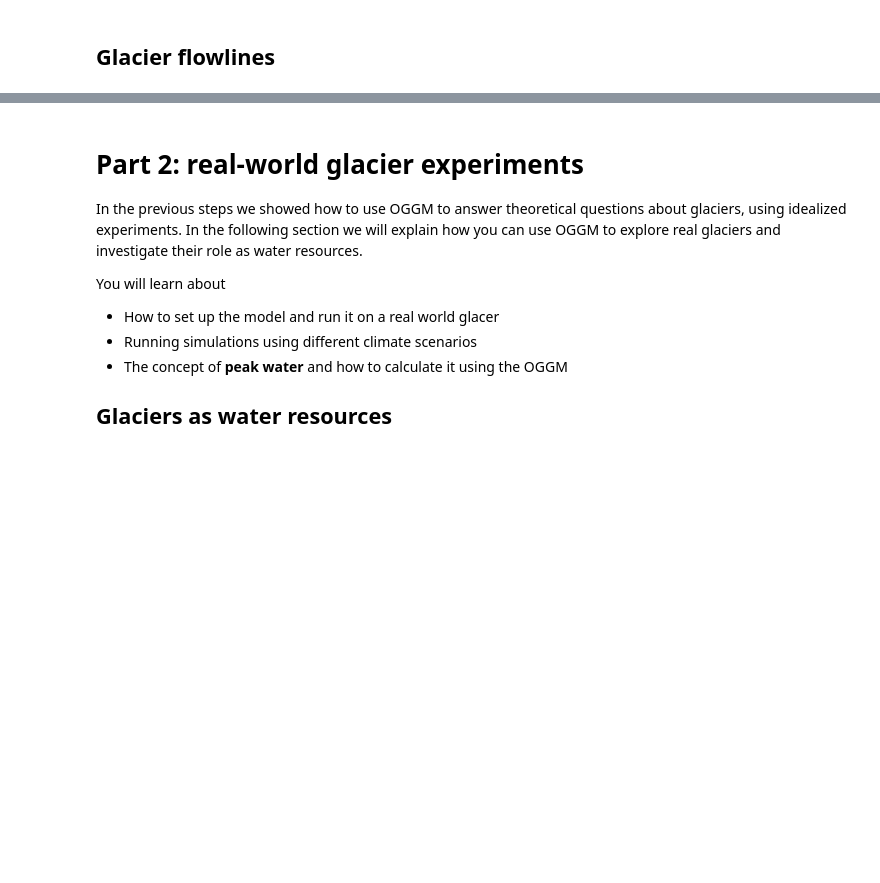
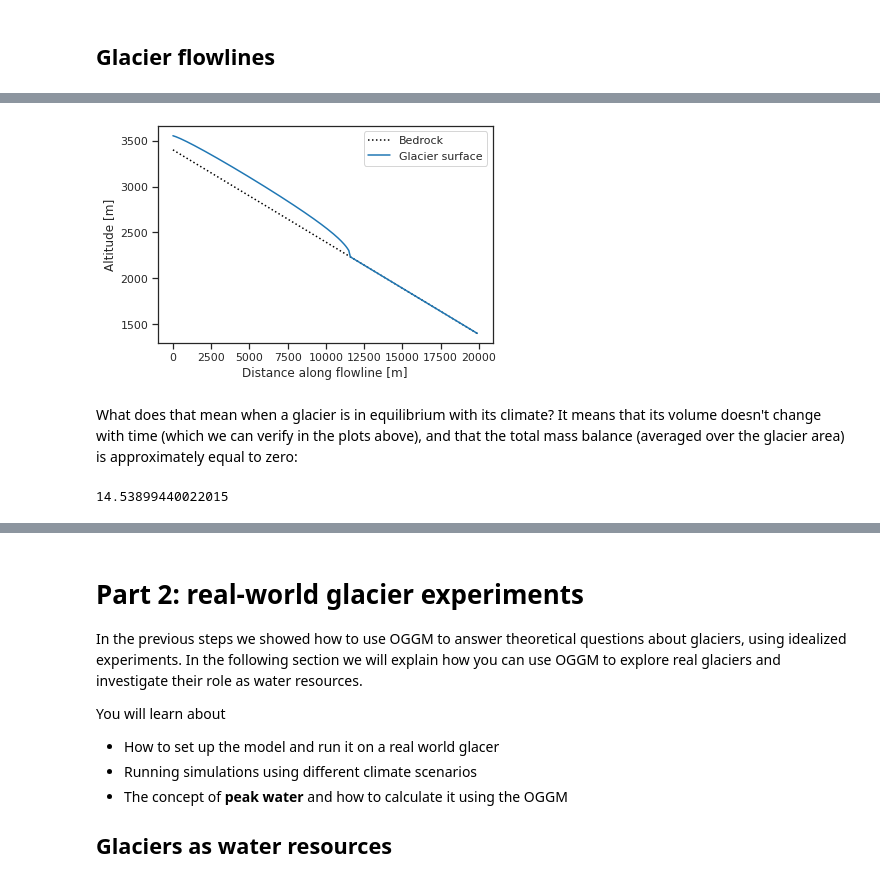
Before and after one commit to OGGM/EarthCube2021, a Jupyter notebook: FM_01_OGGM-Edu_learn_and_teach_about_glaciers.ipynb, the cells around one changed output, grey strips where cells are left out. Saved outputs shown, nothing was run; the diff lists cells and outputs as text; code cells hidden in the pictures; blank space fills up the shorter version.

```diff
--- a/FM_01_OGGM-Edu_learn_and_teach_about_glaciers.ipynb
+++ b/FM_01_OGGM-Edu_learn_and_teach_about_glaciers.ipynb
@@ -310,0 +242,3 @@ Maybe continue with 'Retreating' from advance_and_retreat notebook
+# %%
+# Get the glacier geometry at the end of the simulation
+geometry = glacier_model.get_diagnostics()
@@ -310,0 +257,12 @@ Maybe continue with 'Retreating' from advance_and_retreat notebook
+# %%
+geometry.bed_h.plot(color='k', linestyle=':', label='Bedrock')
+geometry.surface_h.plot(label='Glacier surface');
+plt.legend(); plt.xlabel('Distance along flowline [m]'); plt.ylabel('Altitude [m]');
+# %% [output]
+[figure, added]
+# %% [markdown]
+What does that mean when a glacier is in equilibrium with its climate? It means that its volume doesn't change with time (which we can verify in the plots above), and that the total mass balance (averaged over the glacier area) is approximately equal to zero:
+# %%
+mb_model.get_specific_mb(fls=glacier_model.fls)  # units of mm water equivalent per year
+# %% [output]
+14.53899440022015
```
Also changed, not shown: parts of 154 cells of this notebook, 1 other file.
